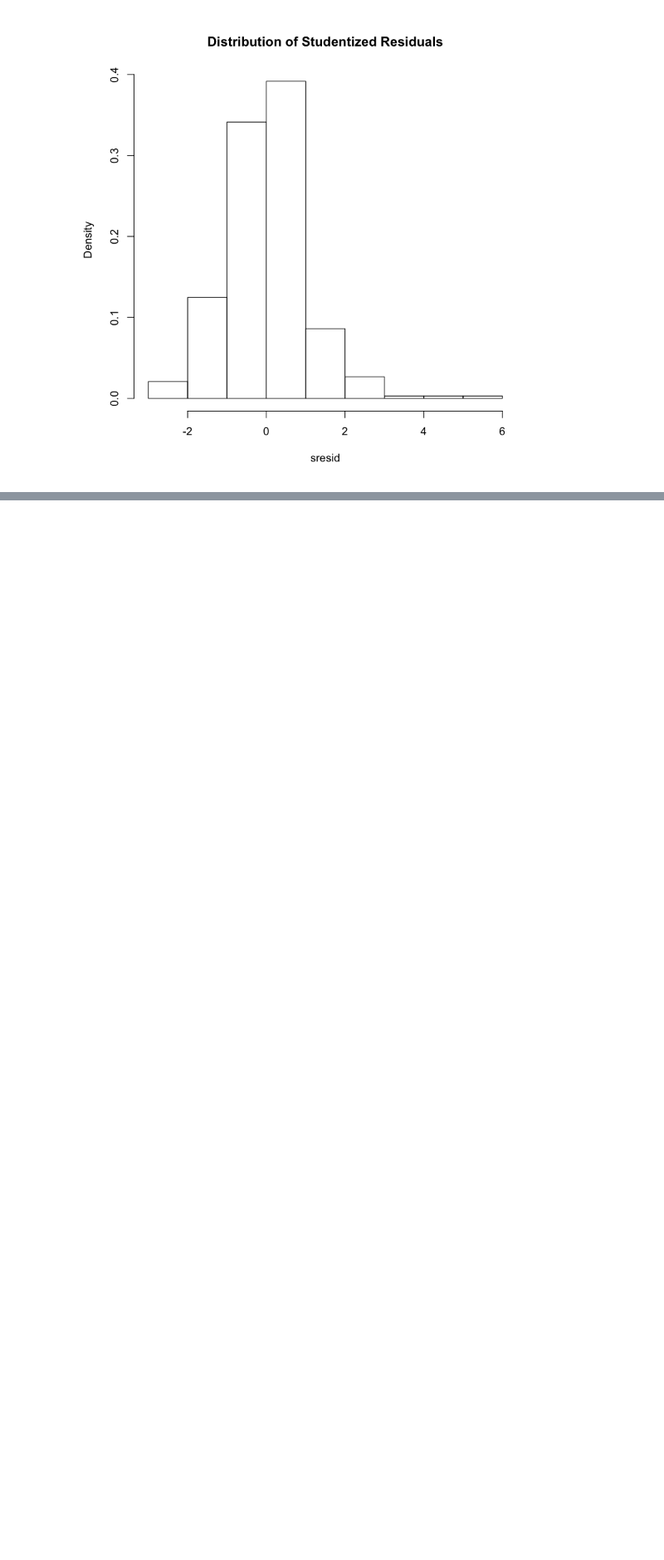
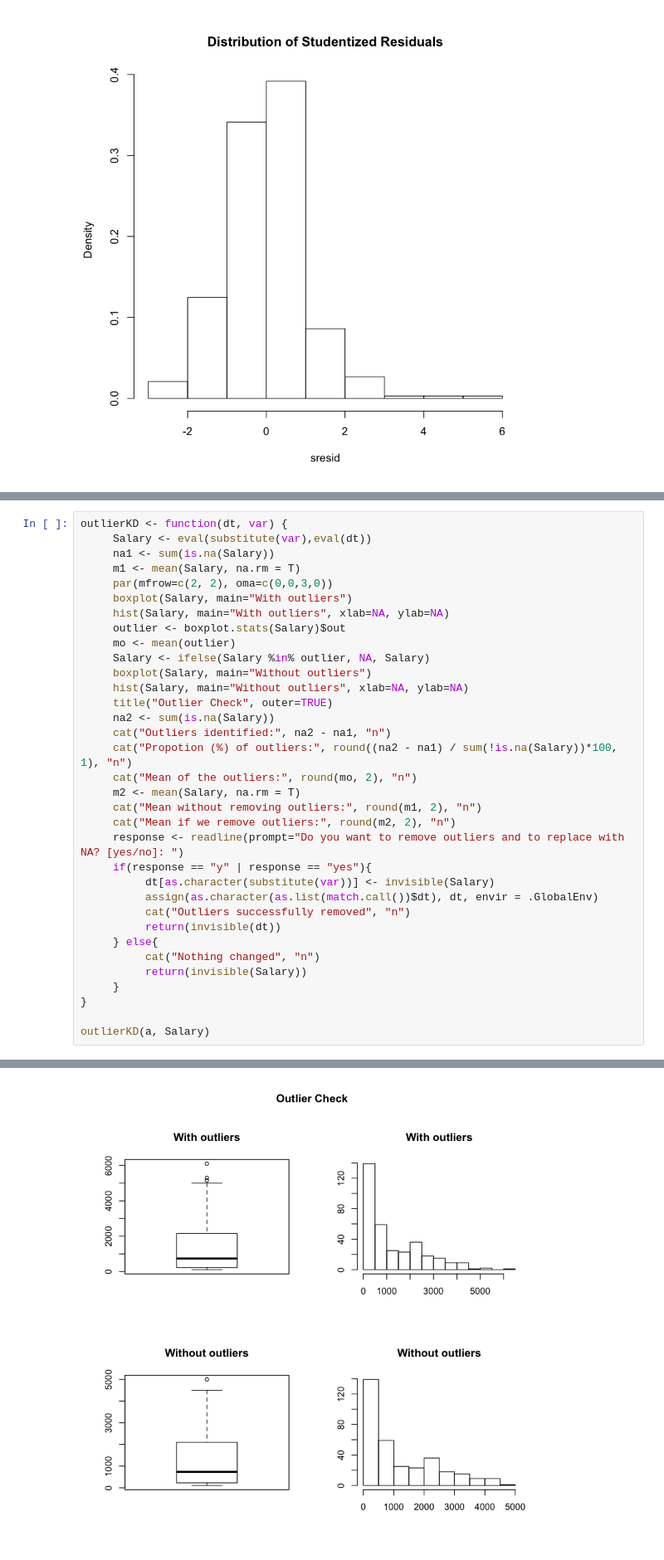
Before and after one commit to stephengo/housing-data-regression, a Jupyter notebook: Baseball_Regression.ipynb, the cells around one changed output, grey strips where cells are left out. Shown at 83% size. Drawn from its saved outputs; the diff is of its cells as text; blank space fills up the shorter version.

```diff
--- a/Baseball_Regression.ipynb
+++ b/Baseball_Regression.ipynb
@@ -115,0 +116,35 @@ A = 1.7771, p-value = 0.0001484
+# %%
+outlierKD <- function(dt, var) {
+     Salary <- eval(substitute(var),eval(dt))
+     na1 <- sum(is.na(Salary))
+     m1 <- mean(Salary, na.rm = T)
+     par(mfrow=c(2, 2), oma=c(0,0,3,0))
+     boxplot(Salary, main="With outliers")
+     hist(Salary, main="With outliers", xlab=NA, ylab=NA)
+     outlier <- boxplot.stats(Salary)$out
+     mo <- mean(outlier)
+     Salary <- ifelse(Salary %in% outlier, NA, Salary)
+     boxplot(Salary, main="Without outliers")
+     hist(Salary, main="Without outliers", xlab=NA, ylab=NA)
+     title("Outlier Check", outer=TRUE)
+     na2 <- sum(is.na(Salary))
+     cat("Outliers identified:", na2 - na1, "n")
+     cat("Propotion (%) of outliers:", round((na2 - na1) / sum(!is.na(Salary))*100, 1), "n")
+     cat("Mean of the outliers:", round(mo, 2), "n")
+     m2 <- mean(Salary, na.rm = T)
+     cat("Mean without removing outliers:", round(m1, 2), "n")
+     cat("Mean if we remove outliers:", round(m2, 2), "n")
+     response <- readline(prompt="Do you want to remove outliers and to replace with NA? [yes/no]: ")
+     if(response == "y" | response == "yes"){
+          dt[as.character(substitute(var))] <- invisible(Salary)
+          assign(as.character(as.list(match.call())$dt), dt, envir = .GlobalEnv)
+          cat("Outliers successfully removed", "n")
+          return(invisible(dt))
+     } else{
+          cat("Nothing changed", "n")
+          return(invisible(Salary))
+     }
+}
+
+outlierKD(a, Salary)
+# %% [output]
@@ -115,0 +153 @@ A = 1.7771, p-value = 0.0001484
+[figure, added]
```
Also changed, not shown: parts of 4 cells of this notebook.
